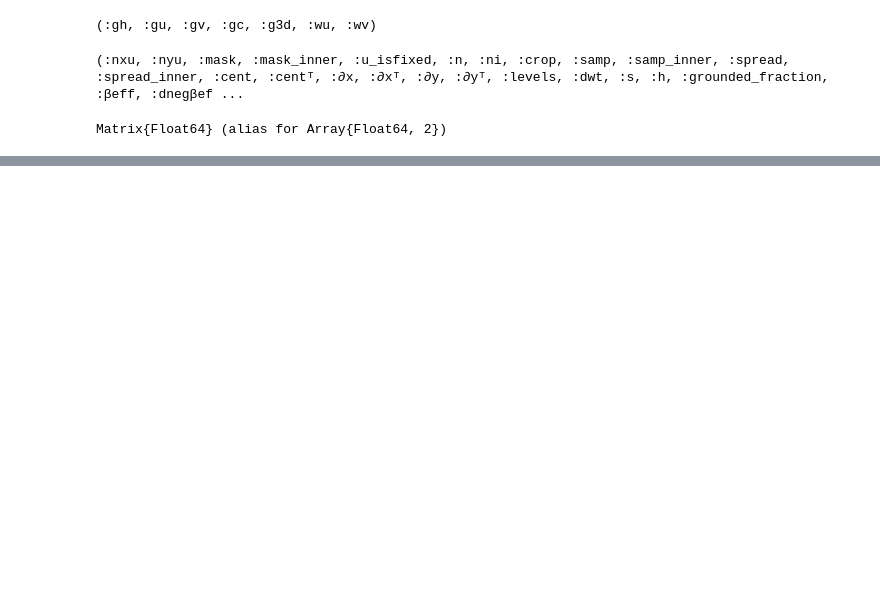
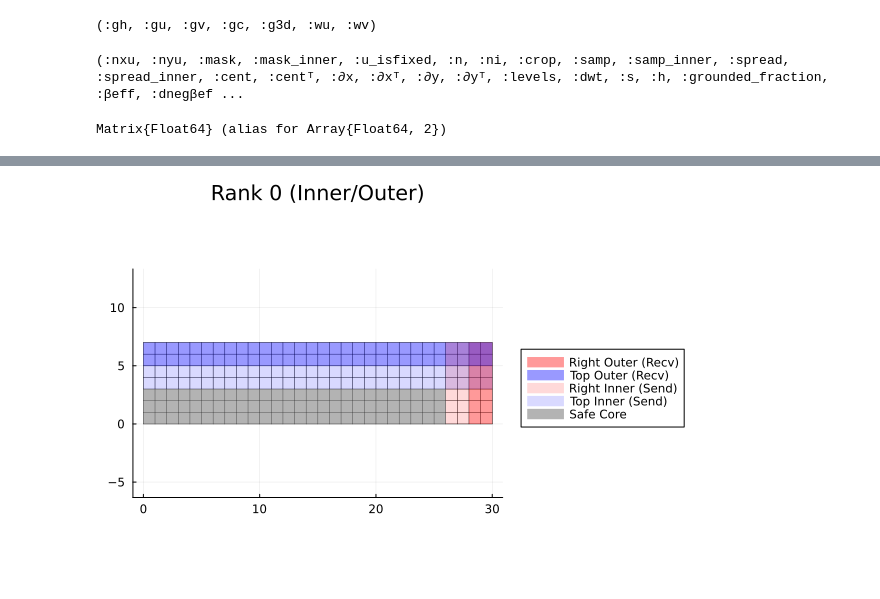
Before and after one commit to WAVI-ice-sheet-model/WAVI.jl, a Jupyter notebook: dev/notebooks/mpi/2_mpi_halo_exchange.ipynb, the cells around one changed output, grey strips where cells are left out. Cells and saved outputs as stored; diff of their text form; code cells hidden in the pictures; blank space fills up the shorter version.

```diff
--- a/dev/notebooks/mpi/2_mpi_halo_exchange.ipynb
+++ b/dev/notebooks/mpi/2_mpi_halo_exchange.ipynb
@@ -278,0 +364,81 @@ Current rank: 0
+# %%
+function colour_halos(p, cells; fillcolor=:blue, fillalpha=0.4, label=false)
+    # Origin at (1,1) is BOTTOM-LEFT
+    for (idx, (i, j)) in enumerate(cells)
+        plot!(p,
+            [i-1, i, i, i-1],
+            [j-1, j-1, j, j],
+            seriestype=:shape,
+            fillcolor=fillcolor,
+            fillalpha=fillalpha,
+            linecolor=:transparent,
+            label = idx == 1 ? label : false,
+        )
+    end
+end
+
+function plot_grid_pou(gu; current_rank=0)
+    grid = MISMIP_PLUS_GRID()
+    coords, top, right, bottom, left = emulate_mpi_creation(global_size, px, py, current_rank)
+    spec = MPISpec(top, right, bottom, left, halo, grid.nx, grid.ny, px, py, coords, global_size, current_rank)
+
+    # Actual halo sizes for this rank
+    th, rh, bh, lh = get_halos(spec)
+    Nx, Ny = size(gu.u)
+
+    p = plot(; aspect_ratio=:equal, legend=false, title="Rank $current_rank (Inner/Outer)")
+
+    # Plot grid lines
+    for x in 0:Nx
+        plot!([x, x], [0, Ny], color=:black, lw=0.5, label=false)
+    end
+    for y in 0:Ny
+        plot!([0, Nx], [y, y], color=:black, lw=0.5, label=false)
+    end
+
+    # 1. Outer Halos (RECEIVE regions)
+    outer_alpha = 0.4
+    left_outer   = lh > -1 ? [(i, j) for i in 1:lh for j in 1:Ny] : []
+    right_outer  = rh > -1 ? [(i, j) for i in Nx-rh+1:Nx for j in 1:Ny] : []
+    bottom_outer    = th > -1 ? [(i, j) for i in 1:Nx for j in 1:th] : []
+    top_outer = bh > -1 ? [(i, j) for i in 1:Nx for j in Ny-bh+1:Ny] : []
+
+    colour_halos(p, left_outer; fillcolor=:yellow, fillalpha=outer_alpha, label="Left Outer (Recv)")
+    colour_halos(p, right_outer; fillcolor=:red,    fillalpha=outer_alpha, label="Right Outer (Recv)")
+    colour_halos(p, top_outer; fillcolor=:blue,   fillalpha=outer_alpha, label="Top Outer (Recv)")
+    colour_halos(p, bottom_outer; fillcolor=:green,  fillalpha=outer_alpha, label="Bottom Outer (Recv)")
+
+    # 2. Inner Halos (SEND regions)
+    inner_alpha = 0.15 # Use a much lighter alpha to distinguish from outer
+    left_inner   = lh > -1 ? [(i, j) for i in lh+1:2*lh for j in 1:Ny] : []
+    right_inner  = rh > -1 ? [(i, j) for i in Nx-2*rh+1:Nx-rh for j in 1:Ny] : []
+    bottom_inner    = th > -1 ? [(i, j) for i in 1:Nx for j in th+1:2*th] : []
+    top_inner = bh > -1 ? [(i, j) for i in 1:Nx for j in Ny-2*bh+1:Ny-bh] : []
+
+    colour_halos(p, left_inner,; fillcolor=:yellow, fillalpha=inner_alpha, label="Left Inner (Send)")
+    colour_halos(p, right_inner,; fillcolor=:red,    fillalpha=inner_alpha, label="Right Inner (Send)")
+    colour_halos(p, top_inner,; fillcolor=:blue,   fillalpha=inner_alpha, label="Top Inner (Send)")
+    colour_halos(p, bottom_inner; fillcolor=:green,  fillalpha=inner_alpha, label="Bottom Inner (Send)")
+
+    # 3. Core Region (Untouched by any halo logic)
+    # Core starts after the inner halos: from 2*halo+1 to end-2*halo
+    core_x = 2*lh+1:Nx-2*rh
+    core_y = 2*th+1:Ny-2*bh
+    if !isempty(core_x) && !isempty(core_y)
+        core_cells = [(i, j) for i in core_x for j in core_y]
+        colour_halos(p, core_cells; fillcolor=:gray, fillalpha=0.6, label="Safe Core")
+    end
+
+    plot!(legend=:outerright)
+    display(p)
+end
+
+for current_rank in 0:px-1
+    plot_grid_pou(gu; current_rank=current_rank)
+end
+
+for current_rank in px:px+py
+    plot_grid_pou(gu; current_rank=current_rank)
+end
+# %% [output]
+[figure, added]
```
Also changed, not shown: parts of 14 cells of this notebook, 1 other file.
